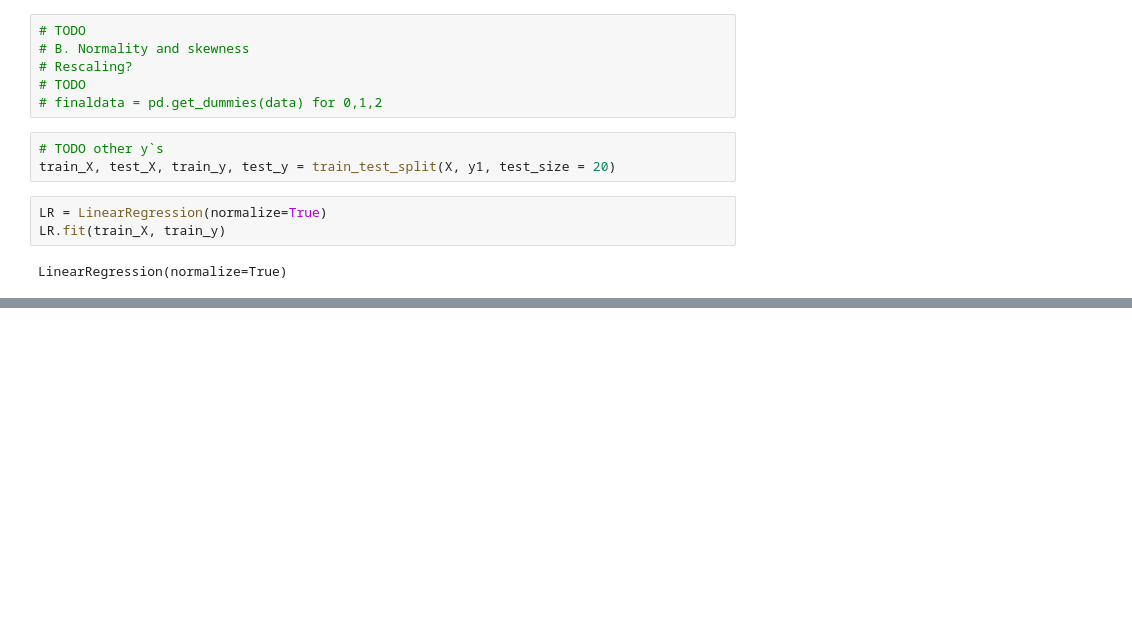
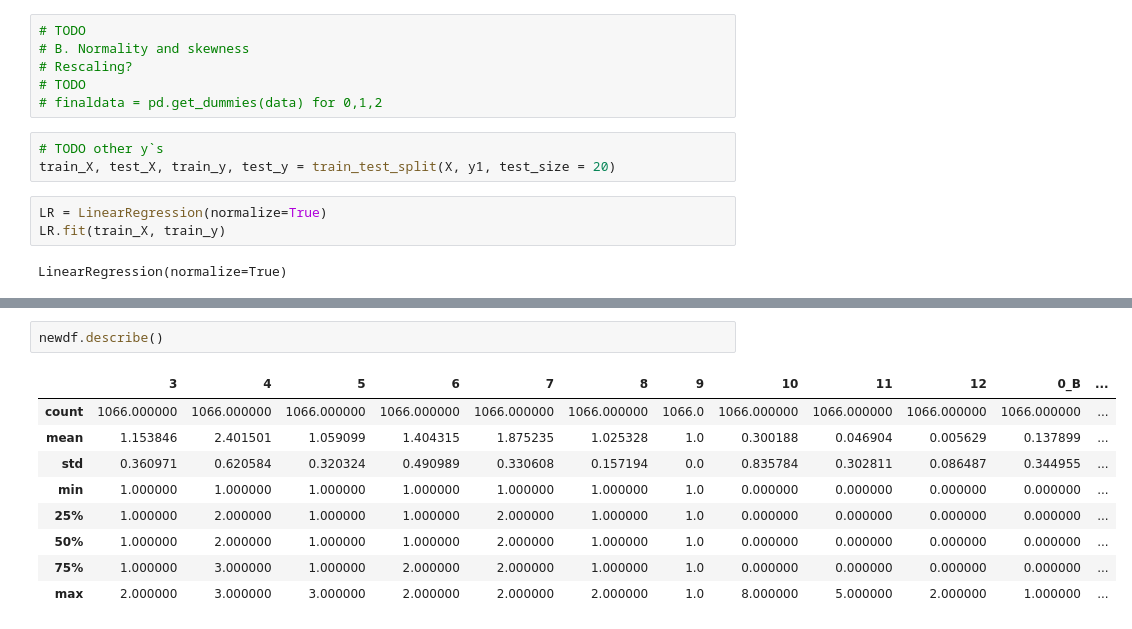
Before and after one commit to Dana0739/ml-labs, a Jupyter notebook: lab3/linear_models.ipynb, the cells around one changed output, grey strips where cells are left out. Cells and saved outputs as stored; diff of their text form; blank space fills up the shorter version.

```diff
--- a/lab3/linear_models.ipynb
+++ b/lab3/linear_models.ipynb
@@ -140,0 +212,12 @@ ValueError: Classification metrics can't handle a mix of continuous and multicla
+# %%
+newdf.describe()
+# %% [output]
+|  | 3 | 4 | 5 | 6 | 7 | 8 | 9 | 10 | 11 | 12 | 0_B | ... |
+| count | 1066.000000 | 1066.000000 | 1066.000000 | 1066.000000 | 1066.000000 | 1066.000000 | 1066.0 | 1066.000000 | 1066.000000 | 1066.000000 | 1066.000000 | ... |
+| mean | 1.153846 | 2.401501 | 1.059099 | 1.404315 | 1.875235 | 1.025328 | 1.0 | 0.300188 | 0.046904 | 0.005629 | 0.137899 | ... |
+| std | 0.360971 | 0.620584 | 0.320324 | 0.490989 | 0.330608 | 0.157194 | 0.0 | 0.835784 | 0.302811 | 0.086487 | 0.344955 | ... |
+| min | 1.000000 | 1.000000 | 1.000000 | 1.000000 | 1.000000 | 1.000000 | 1.0 | 0.000000 | 0.000000 | 0.000000 | 0.000000 | ... |
+| 25% | 1.000000 | 2.000000 | 1.000000 | 1.000000 | 2.000000 | 1.000000 | 1.0 | 0.000000 | 0.000000 | 0.000000 | 0.000000 | ... |
+| 50% | 1.000000 | 2.000000 | 1.000000 | 1.000000 | 2.000000 | 1.000000 | 1.0 | 0.000000 | 0.000000 | 0.000000 | 0.000000 | ... |
+| 75% | 1.000000 | 3.000000 | 1.000000 | 2.000000 | 2.000000 | 1.000000 | 1.0 | 0.000000 | 0.000000 | 0.000000 | 0.000000 | ... |
+| max | 2.000000 | 3.000000 | 3.000000 | 2.000000 | 2.000000 | 2.000000 | 1.0 | 8.000000 | 5.000000 | 2.000000 | 1.000000 | ... |
```
Also changed, not shown: parts of 12 cells of this notebook.
